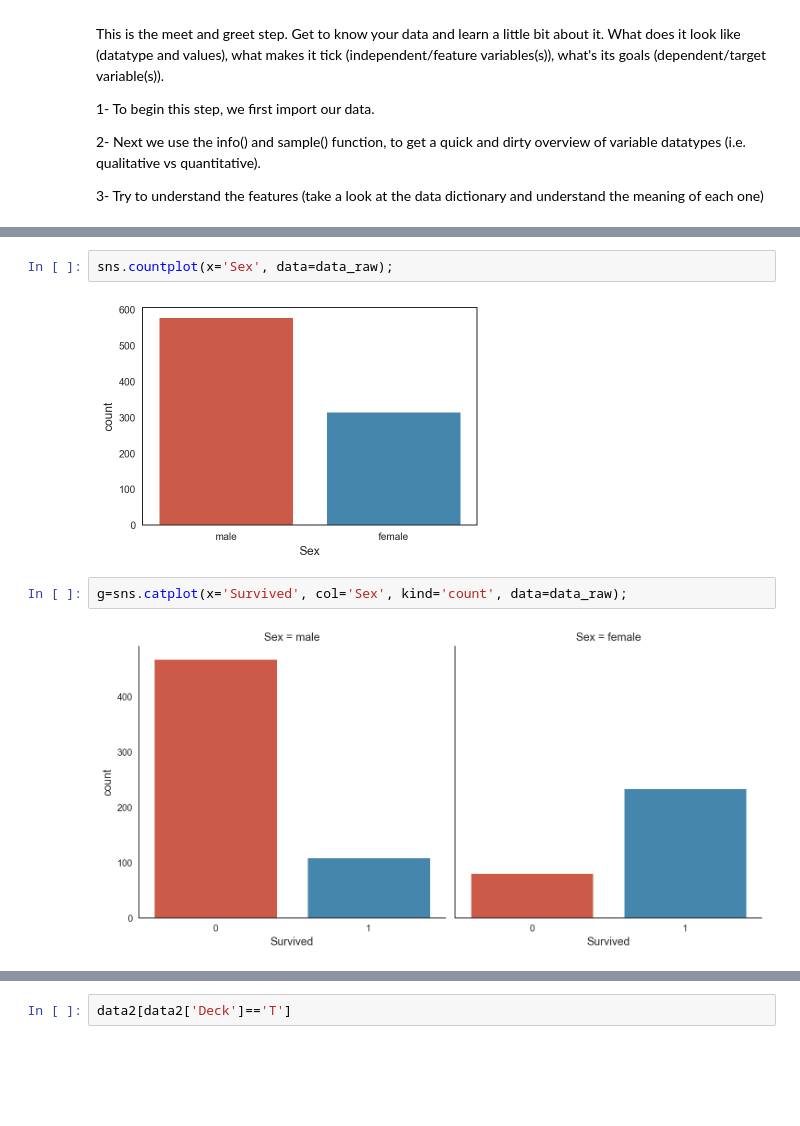
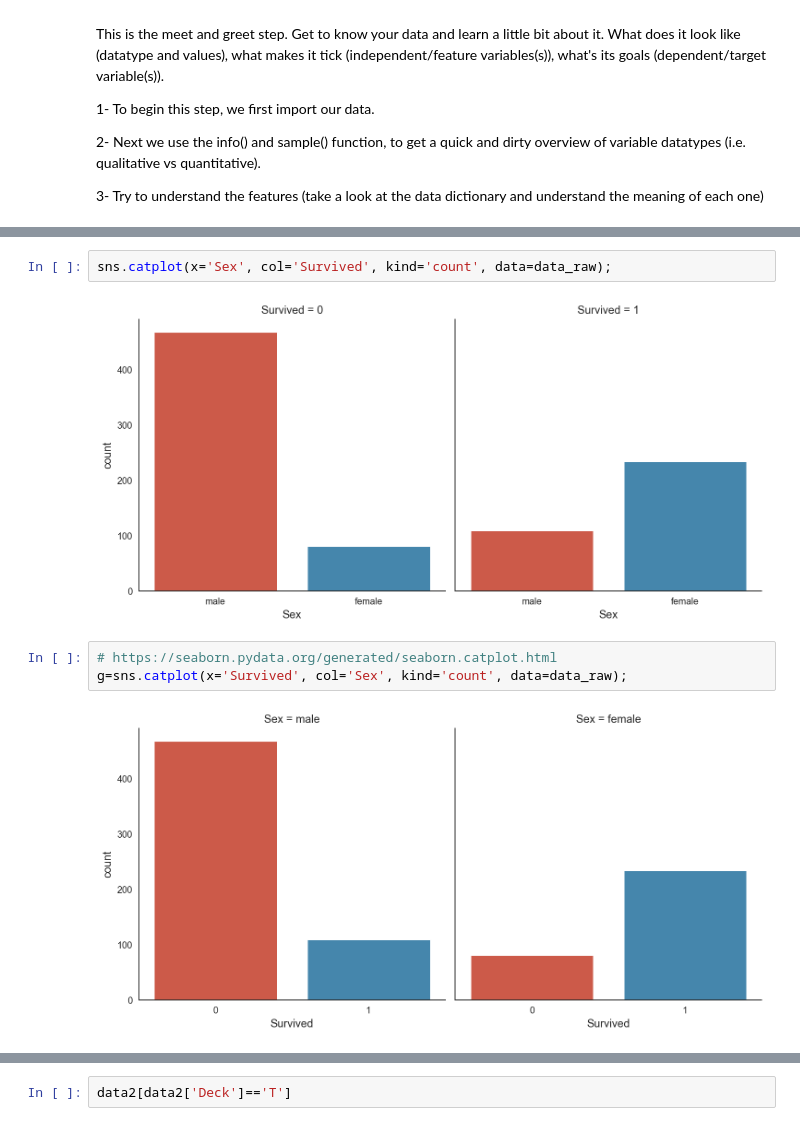
Before and after one commit to amingheibi/Data-Science-Course, a Jupyter notebook: 4-EDA-titanic/EDA-Titanic.ipynb, the cells around one changed output, grey strips where cells are left out. Drawn from its saved outputs; the diff is of its cells as text; blank space fills up the shorter version.

```diff
--- a/4-EDA-titanic/EDA-Titanic.ipynb
+++ b/4-EDA-titanic/EDA-Titanic.ipynb
@@ -164,8 +202,9 @@ data_raw[data_raw['Age'].isnull() & data_raw['Cabin'].isnull()]
 # %%
-sns.countplot(x='Sex', data=data_raw);
+sns.catplot(x='Sex', col='Survived', kind='count', data=data_raw);
 # %% [output]
-[figure, old version]
+[figure, new version]
 # %%
+# https://seaborn.pydata.org/generated/seaborn.catplot.html
 g=sns.catplot(x='Survived', col='Sex', kind='count', data=data_raw);
 # %% [output]
 [figure]
```
Also changed, not shown: parts of 37 cells of this notebook, 3 other files.
